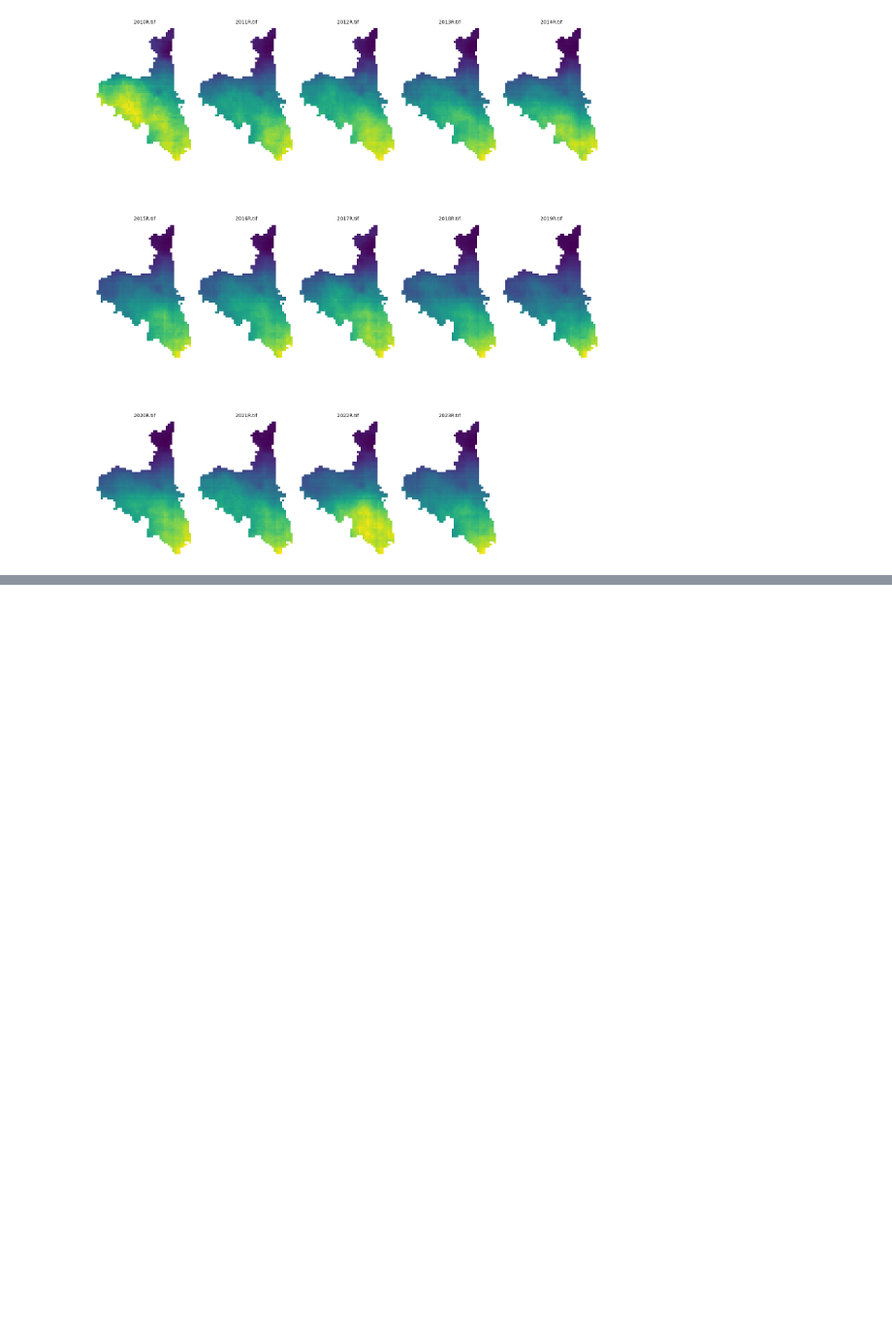
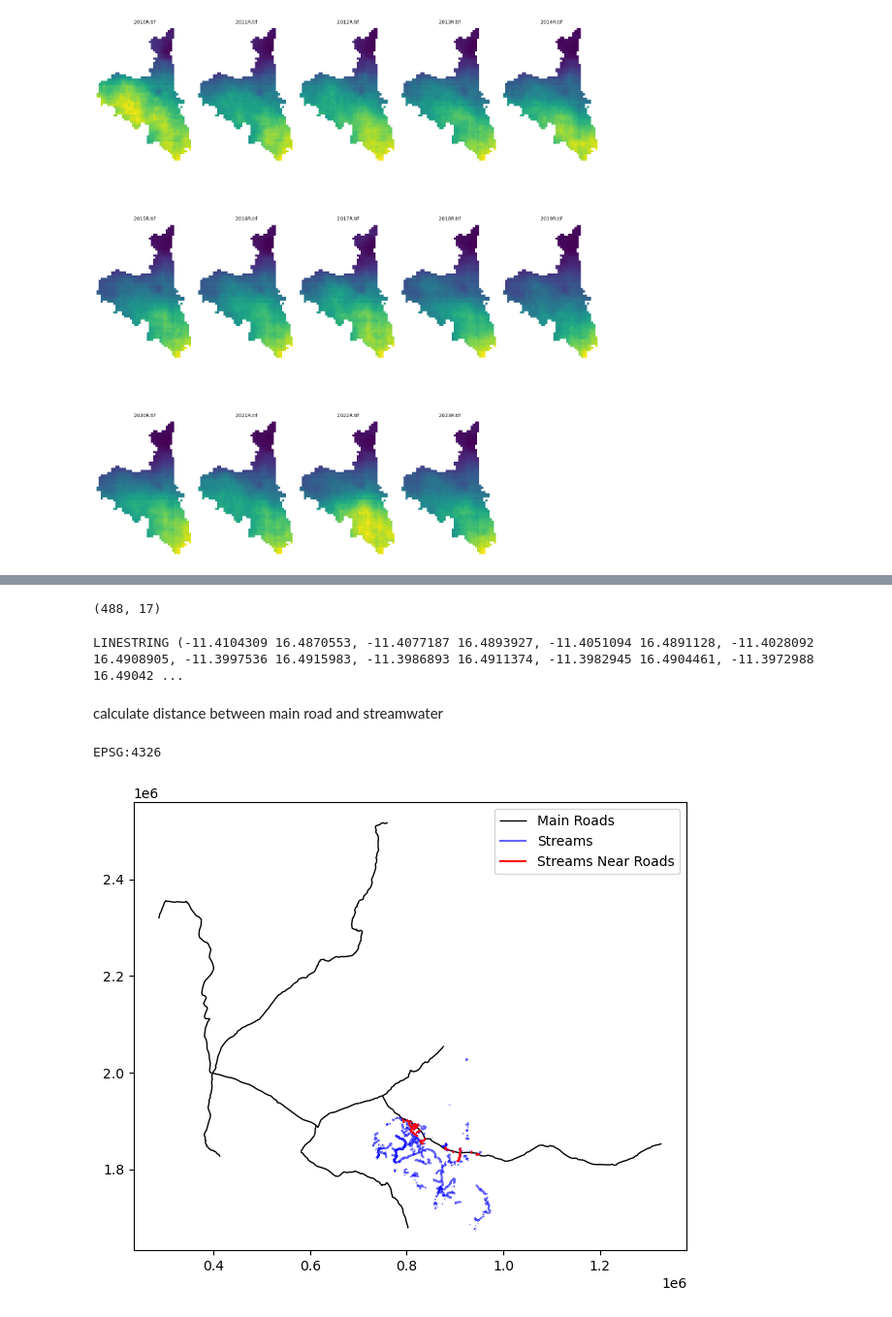
Before and after one commit to SourabhMulik/START_Hackathon, a Jupyter notebook: go_through_datasets.ipynb, the cells around one changed output, grey strips where cells are left out. Shown at 97% size. Saved outputs shown, nothing was run; the diff lists cells and outputs as text; code cells hidden in the pictures; blank space fills up the shorter version.

Commit message:
edited README explored stream water and road line

```diff
--- a/go_through_datasets.ipynb
+++ b/go_through_datasets.ipynb
@@ -91,0 +188,10 @@ plt.show()
+# %%
+streamwater.shape
+# %% [output]
+(488, 17)
+# %%
+print(streamwater.loc[0, 'geometry'])
+# %% [output]
+LINESTRING (-11.4104309 16.4870553, -11.4077187 16.4893927, -11.4051094 16.4891128, -11.4028092 16.4908905, -11.3997536 16.4915983, -11.3986893 16.4911374, -11.3982945 16.4904461, -11.3972988 16.49042 ...
+# %% [markdown]
+calculate distance between main road and streamwater
@@ -91,0 +206,31 @@ plt.show()
+# %%
+if gdf_streams.crs == gdf_roads.crs:
+    print(gdf_roads.crs)
+# %% [output]
+EPSG:4326
+# %%
+#convert to projected CRS
+gdf_roads = gdf_roads.to_crs("EPSG:32628")
+gdf_streams = gdf_streams.to_crs("EPSG:32628")
+# %%
+# Compute Distance Between Roads and Streams
+gdf_streams["distance_to_road"] = gdf_streams.geometry.apply(lambda stream: gdf_roads.distance(stream).min())
+# %%
+#To find where streams cross roads:
+gdf_streams["intersects_road"] = gdf_streams.geometry.apply(lambda stream: gdf_roads.intersects(stream).any())
+# %%
+#Identify Intersections (Streams Crossing Roads)
+buffered_roads = gdf_roads.buffer(500)  # 500 meters buffer around roads
+streams_near_roads_1 = gdf_streams[gdf_streams.geometry.intersects(buffered_roads.union_all())]
+# %%
+import matplotlib.pyplot as plt
+
+fig, ax = plt.subplots(figsize=(10, 6))
+gdf_roads.plot(ax=ax, color="black", linewidth=1, label="Main Roads")
+gdf_streams.plot(ax=ax, color="blue", alpha=0.6, label="Streams")
+streams_near_roads_1.plot(ax=ax, color="red", label="Streams Near Roads")
+
+plt.legend()
+plt.show()
+# %% [output]
+[figure, added]
```
Also changed, not shown: parts of 16 cells of this notebook, 9 other files.
